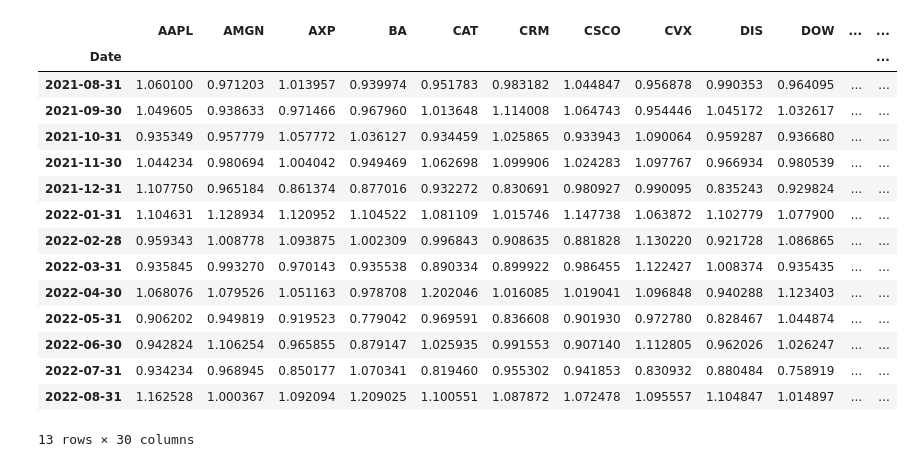
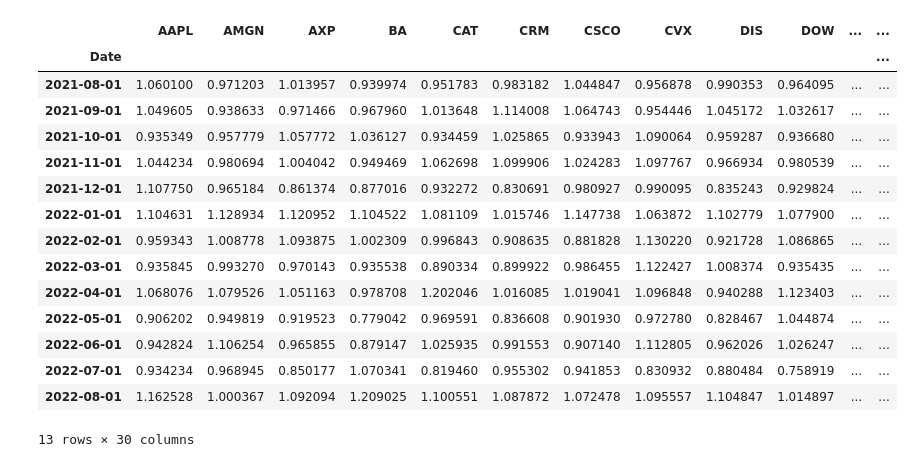
Before and after one commit to joshuakim314/MMF1915, a Jupyter notebook: backtest.ipynb, the cells around one changed output. Cells and saved outputs as stored; diff of their text form; code cells hidden in the pictures.

```diff
--- a/backtest.ipynb
+++ b/backtest.ipynb
@@ -4,0 +5,4 @@ import Backtest as bs
+# %%
+rp_weights = pd.read_pickle("rp_weights.pickle")
+rp_weights.Date = pd.to_datetime(rp_weights.Date)
+rp_weights # date is the backtest period
@@ -4,0 +25,11 @@ import Backtest as bs
+# %%
+gold = pd.read_pickle("gold.pickle")
+gold = pd.DataFrame(gold.values, index = gold.index, columns=["gold price"])
+gold.index = pd.to_datetime(gold.index)
+gold.index.name = "Date"
+monthly_ret_gold = (gold.pct_change() + 1).dropna() # calculate gold return
+
+monthly_ret_gold = monthly_ret_gold.resample("MS").first().dropna() # sample the first day of every month
+inter_date = monthly_ret_gold.index.intersection(rp_weights.Date)
+monthly_ret_gold = monthly_ret_gold.loc[inter_date] # get the price of gold for the first day of every month during backtest period
+monthly_ret_gold
@@ -45,19 +81,0 @@ monthly_ret = monthly_ret.iloc[11:,:] # ranging from 2021-8 to 2022-08
-# %%
-monthly_ret
-# %% [output]
-|  | AAPL | AMGN | AXP | BA | CAT | CRM | CSCO | CVX | DIS | DOW | ... | ... |
-| Date |  |  |  |  |  |  |  |  |  |  |  | ... |
-| 2021-08-31 | 1.060100 | 0.971203 | 1.013957 | 0.939974 | 0.951783 | 0.983182 | 1.044847 | 0.956878 | 0.990353 | 0.964095 | ... | ... |
-| 2021-09-30 | 1.049605 | 0.938633 | 0.971466 | 0.967960 | 1.013648 | 1.114008 | 1.064743 | 0.954446 | 1.045172 | 1.032617 | ... | ... |
-| 2021-10-31 | 0.935349 | 0.957779 | 1.057772 | 1.036127 | 0.934459 | 1.025865 | 0.933943 | 1.090064 | 0.959287 | 0.936680 | ... | ... |
-| 2021-11-30 | 1.044234 | 0.980694 | 1.004042 | 0.949469 | 1.062698 | 1.099906 | 1.024283 | 1.097767 | 0.966934 | 0.980539 | ... | ... |
-| 2021-12-31 | 1.107750 | 0.965184 | 0.861374 | 0.877016 | 0.932272 | 0.830691 | 0.980927 | 0.990095 | 0.835243 | 0.929824 | ... | ... |
-| 2022-01-31 | 1.104631 | 1.128934 | 1.120952 | 1.104522 | 1.081109 | 1.015746 | 1.147738 | 1.063872 | 1.102779 | 1.077900 | ... | ... |
-| 2022-02-28 | 0.959343 | 1.008778 | 1.093875 | 1.002309 | 0.996843 | 0.908635 | 0.881828 | 1.130220 | 0.921728 | 1.086865 | ... | ... |
-| 2022-03-31 | 0.935845 | 0.993270 | 0.970143 | 0.935538 | 0.890334 | 0.899922 | 0.986455 | 1.122427 | 1.008374 | 0.935435 | ... | ... |
-| 2022-04-30 | 1.068076 | 1.079526 | 1.051163 | 0.978708 | 1.202046 | 1.016085 | 1.019041 | 1.096848 | 0.940288 | 1.123403 | ... | ... |
-| 2022-05-31 | 0.906202 | 0.949819 | 0.919523 | 0.779042 | 0.969591 | 0.836608 | 0.901930 | 0.972780 | 0.828467 | 1.044874 | ... | ... |
-| 2022-06-30 | 0.942824 | 1.106254 | 0.965855 | 0.879147 | 1.025935 | 0.991553 | 0.907140 | 1.112805 | 0.962026 | 1.026247 | ... | ... |
-| 2022-07-31 | 0.934234 | 0.968945 | 0.850177 | 1.070341 | 0.819460 | 0.955302 | 0.941853 | 0.830932 | 0.880484 | 0.758919 | ... | ... |
-| 2022-08-31 | 1.162528 | 1.000367 | 1.092094 | 1.209025 | 1.100551 | 1.087872 | 1.072478 | 1.095557 | 1.104847 | 1.014897 | ... | ... |
-13 rows × 30 columns
@@ -66 +82,24 @@ months = ['01', '02', '03', '04', '05', '06', '07', '08', '09', '10', '11', '12'
+# %%
+df_cleaned = df.resample('MS', on='Date').first().dropna() # sample the first day of every month
+df_cleaned.drop(columns=['Date'], inplace = True)
+monthly_ret_port = (df_cleaned.pct_change() + 1).dropna() # should use arithmetic return since we are doing the portfolio
+monthly_ret_port = monthly_ret_port.loc[inter_date] # get price of stocks during backtest period
+monthly_ret_port
+# %% [output]
+|  | AAPL | AMGN | AXP | BA | CAT | CRM | CSCO | CVX | DIS | DOW | ... | ... |
+| Date |  |  |  |  |  |  |  |  |  |  |  | ... |
+| 2021-08-01 | 1.060100 | 0.971203 | 1.013957 | 0.939974 | 0.951783 | 0.983182 | 1.044847 | 0.956878 | 0.990353 | 0.964095 | ... | ... |
+| 2021-09-01 | 1.049605 | 0.938633 | 0.971466 | 0.967960 | 1.013648 | 1.114008 | 1.064743 | 0.954446 | 1.045172 | 1.032617 | ... | ... |
+| 2021-10-01 | 0.935349 | 0.957779 | 1.057772 | 1.036127 | 0.934459 | 1.025865 | 0.933943 | 1.090064 | 0.959287 | 0.936680 | ... | ... |
+| 2021-11-01 | 1.044234 | 0.980694 | 1.004042 | 0.949469 | 1.062698 | 1.099906 | 1.024283 | 1.097767 | 0.966934 | 0.980539 | ... | ... |
+| 2021-12-01 | 1.107750 | 0.965184 | 0.861374 | 0.877016 | 0.932272 | 0.830691 | 0.980927 | 0.990095 | 0.835243 | 0.929824 | ... | ... |
+| 2022-01-01 | 1.104631 | 1.128934 | 1.120952 | 1.104522 | 1.081109 | 1.015746 | 1.147738 | 1.063872 | 1.102779 | 1.077900 | ... | ... |
+| 2022-02-01 | 0.959343 | 1.008778 | 1.093875 | 1.002309 | 0.996843 | 0.908635 | 0.881828 | 1.130220 | 0.921728 | 1.086865 | ... | ... |
+| 2022-03-01 | 0.935845 | 0.993270 | 0.970143 | 0.935538 | 0.890334 | 0.899922 | 0.986455 | 1.122427 | 1.008374 | 0.935435 | ... | ... |
+| 2022-04-01 | 1.068076 | 1.079526 | 1.051163 | 0.978708 | 1.202046 | 1.016085 | 1.019041 | 1.096848 | 0.940288 | 1.123403 | ... | ... |
+| 2022-05-01 | 0.906202 | 0.949819 | 0.919523 | 0.779042 | 0.969591 | 0.836608 | 0.901930 | 0.972780 | 0.828467 | 1.044874 | ... | ... |
+| 2022-06-01 | 0.942824 | 1.106254 | 0.965855 | 0.879147 | 1.025935 | 0.991553 | 0.907140 | 1.112805 | 0.962026 | 1.026247 | ... | ... |
+| 2022-07-01 | 0.934234 | 0.968945 | 0.850177 | 1.070341 | 0.819460 | 0.955302 | 0.941853 | 0.830932 | 0.880484 | 0.758919 | ... | ... |
+| 2022-08-01 | 1.162528 | 1.000367 | 1.092094 | 1.209025 | 1.100551 | 1.087872 | 1.072478 | 1.095557 | 1.104847 | 1.014897 | ... | ... |
+13 rows × 30 columns
 # %%
```
Also changed, not shown: parts of 25 cells of this notebook.
